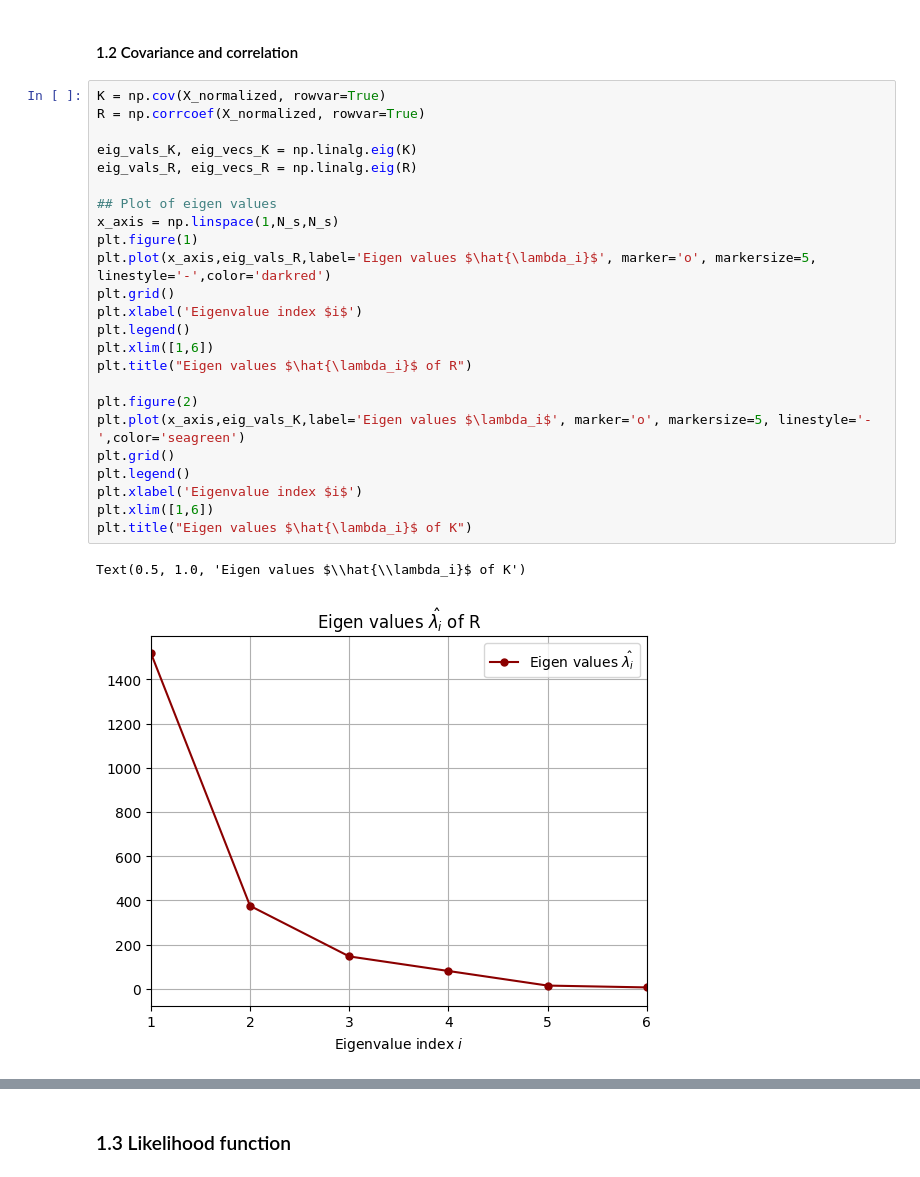
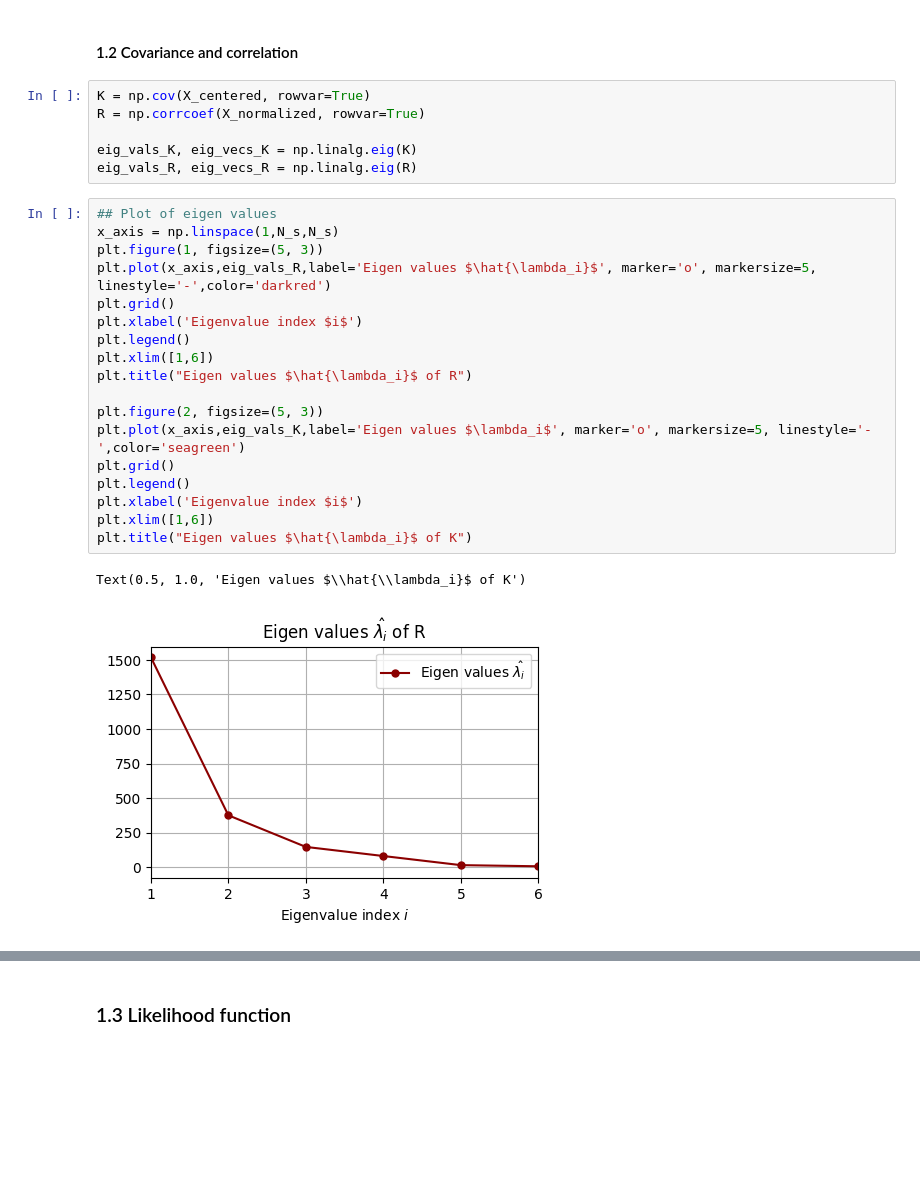
Before and after one commit to idrissabdw/elm-endmembers-project, a Jupyter notebook: empirical_method.ipynb, the cells around one changed output, grey strips where cells are left out. Cells and saved outputs as stored; diff of their text form; blank space fills up the shorter version.

```diff
--- a/empirical_method.ipynb
+++ b/empirical_method.ipynb
@@ -42,30 +37,30 @@ X_centered = X-mean
 X_normalized = X_centered/std
 # %% [markdown]
 #### 1.2 Covariance and correlation
+# %%
+K = np.cov(X_centered, rowvar=True)
+R = np.corrcoef(X_normalized, rowvar=True)
+
+eig_vals_K, eig_vecs_K = np.linalg.eig(K)
+eig_vals_R, eig_vecs_R = np.linalg.eig(R)
 # %%
-K = np.cov(X_normalized, rowvar=True)
-R = np.corrcoef(X_normalized, rowvar=True)
-
-eig_vals_K, eig_vecs_K = np.linalg.eig(K)
-eig_vals_R, eig_vecs_R = np.linalg.eig(R)
-
 ## Plot of eigen values
 x_axis = np.linspace(1,N_s,N_s)
-plt.figure(1)
+plt.figure(1, figsize=(5, 3))
 plt.plot(x_axis,eig_vals_R,label='Eigen values $\hat{\lambda_i}$', marker='o', markersize=5, linestyle='-',color='darkred')
 plt.grid()
 plt.xlabel('Eigenvalue index $i$')
 plt.legend()
 plt.xlim([1,6])
 plt.title("Eigen values $\hat{\lambda_i}$ of R")
 
-plt.figure(2)
+plt.figure(2, figsize=(5, 3))
 plt.plot(x_axis,eig_vals_K,label='Eigen values $\lambda_i$', marker='o', markersize=5, linestyle='-',color='seagreen')
 plt.grid()
 plt.legend()
 plt.xlabel('Eigenvalue index $i$')
 plt.xlim([1,6])
 plt.title("Eigen values $\hat{\lambda_i}$ of K")
 # %% [output]
 Text(0.5, 1.0, 'Eigen values $\\hat{\\lambda_i}$ of K')
-[figure, old version]
+[figure, new version]
```
Also changed, not shown: parts of 6 cells of this notebook.
